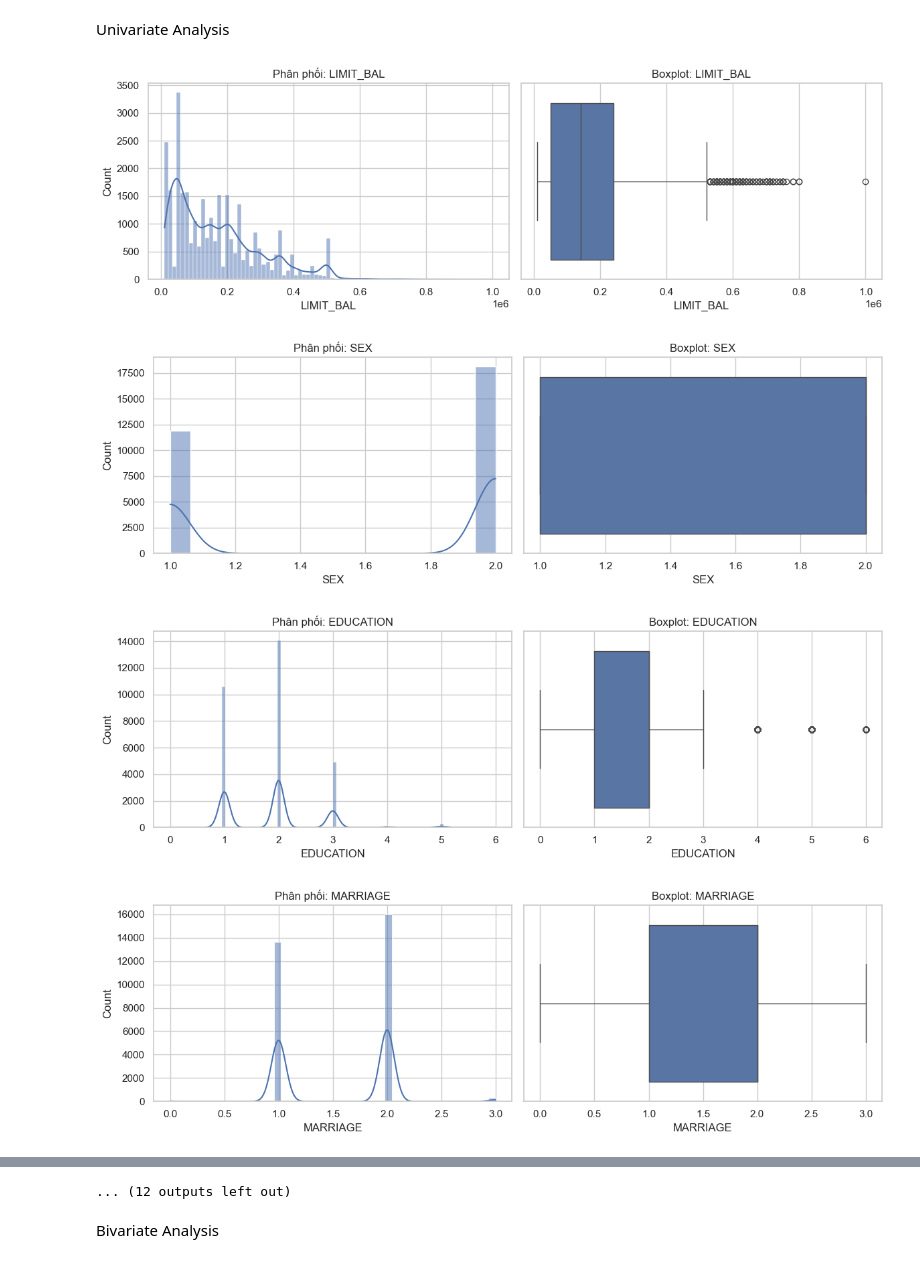
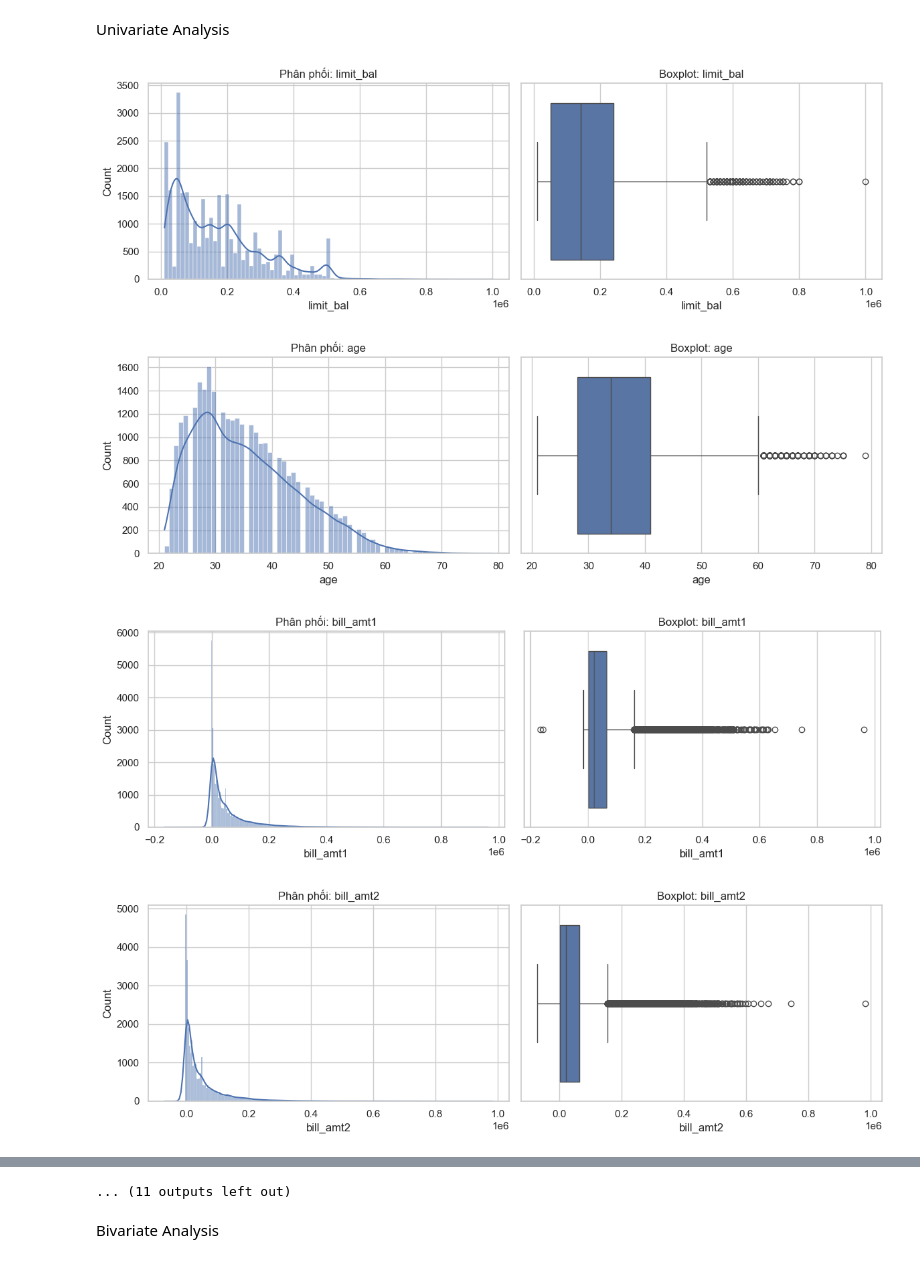
Before and after one commit to vut480802-creator/AI_Projects, a Jupyter notebook: 01_Credit_Default/notebooks/01_EDA.ipynb, the cells around one changed output, grey strips where cells are left out. Cells and saved outputs as stored; diff of their text form; code cells hidden in the pictures.

```diff
--- a/01_Credit_Default/notebooks/01_EDA.ipynb
+++ b/01_Credit_Default/notebooks/01_EDA.ipynb
@@ -185,40 +185,41 @@ Cảnh báo: chưa tìm thấy cột mục tiêu 'default.payment.next.month'.
 # %% [markdown]
 Univariate Analysis
 # %%
-numeric_cols = df.select_dtypes(include="number").columns.tolist()
-categorical_cols = df.select_dtypes(
-    include=["object", "category", "bool"]
-).columns.tolist()
+coded_cols = [
+    c for c in [
+        "sex", "education", "marriage",
+        "pay_0", "pay_2", "pay_3", "pay_4", "pay_5", "pay_6"
+    ]
+    if c in df.columns
+]
 
-# ID thường chỉ là mã định danh, không nên xem như một đặc trưng liên tục
-plot_numeric_cols = [c for c in numeric_cols if c.upper() != "ID"]
-plot_categorical_cols = categorical_cols.copy()
+continuous_cols = [
+    c for c in df.select_dtypes(include="number").columns
+    if c not in {"id", TARGET} and c not in coded_cols
+]
 
-for col in plot_numeric_cols:
+# Biến số liên tục
+for col in continuous_cols:
     fig, axes = plt.subplots(1, 2, figsize=(12, 4))
-
     sns.histplot(df[col].dropna(), kde=True, ax=axes[0])
     axes[0].set_title(f"Phân phối: {col}")
-
     sns.boxplot(x=df[col], ax=axes[1])
     axes[1].set_title(f"Boxplot: {col}")
-
     plt.tight_layout()
     plt.show()
 
-for col in plot_categorical_cols:
-    counts = df[col].value_counts(dropna=False).head(20)
-
-    plt.figure(figsize=(10, 4))
-    sns.barplot(x=counts.index.astype(str), y=counts.values)
-    plt.title(f"Tần suất: {col}")
+# Biến mã rời rạc
+for col in coded_cols:
+    counts = df[col].value_counts(dropna=False).sort_index()
+    plt.figure(figsize=(8, 4))
+    plt.bar(counts.index.astype(str), counts.values)
+    plt.title(f"Tần suất các mã: {col}")
     plt.xlabel(col)
     plt.ylabel("Số lượng")
-    plt.xticks(rotation=45, ha="right")
     plt.tight_layout()
     plt.show()
 # %% [output]
-[figure, old version]
+[figure, new version]
-[figure, old version]
+[figure, new version]
-[figure, old version]
+[figure, new version]
-[figure, old version]
+[figure, new version]
@@ -233,4 +234,4 @@ for col in plot_categorical_cols:
-... (12 outputs left out)
+... (11 outputs left out)
 # %% [markdown]
 Bivariate Analysis
 # %%
```
Also changed, not shown: parts of 2 cells of this notebook, 1 other file.
